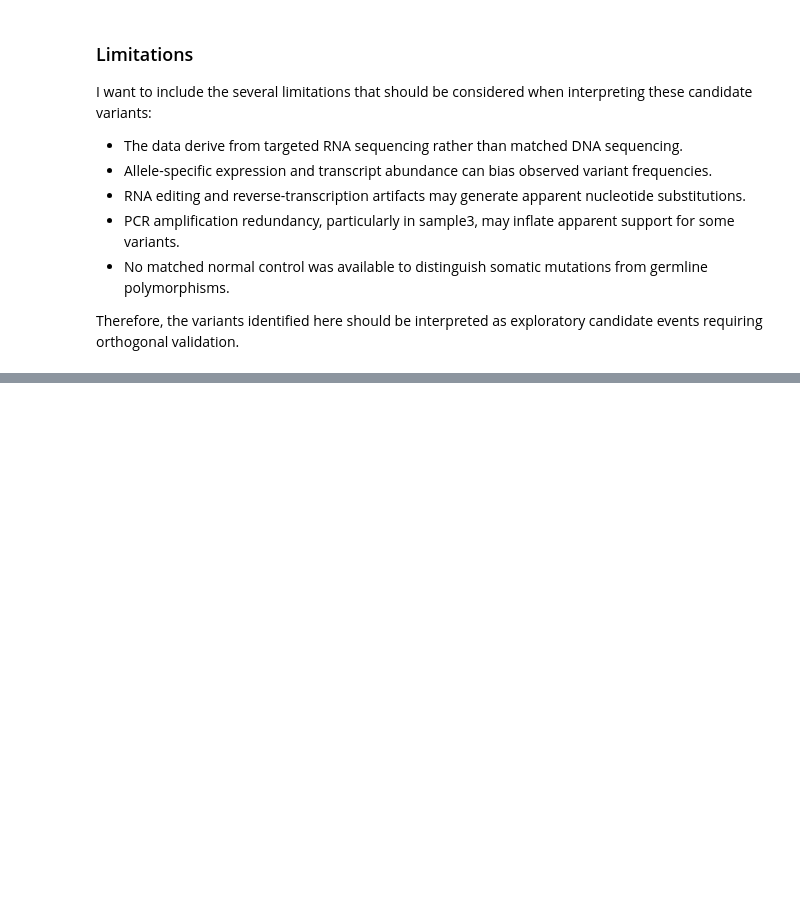
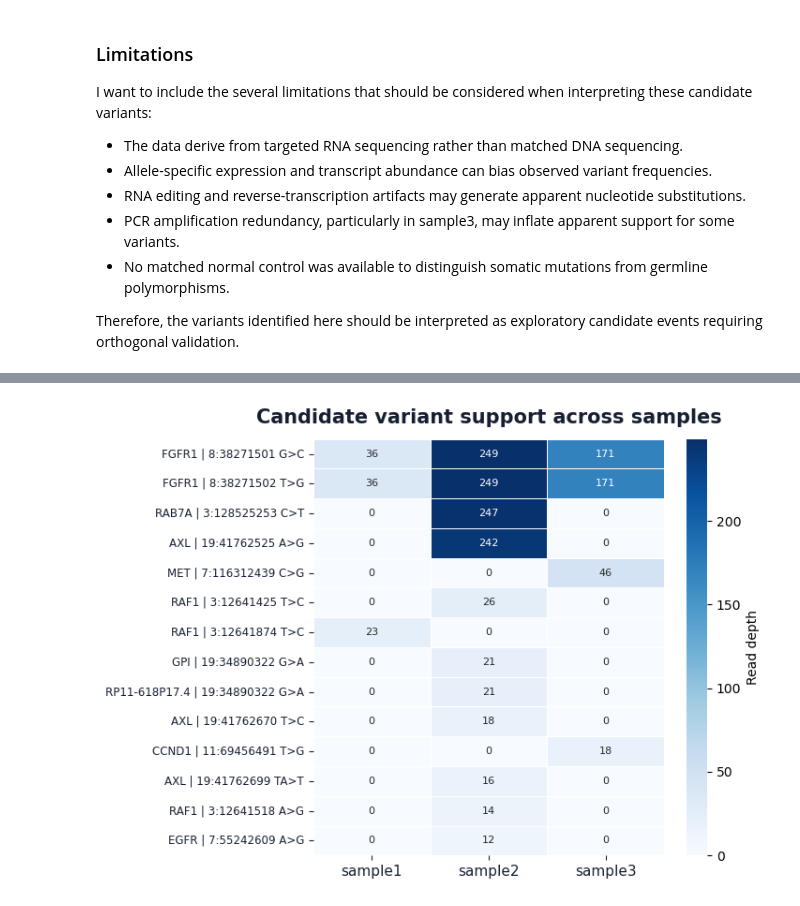
Before and after one commit to jriv724/smallRNA_analysis, a Jupyter notebook: notebooks/03_variant_analysis.ipynb, the cells around one changed output, grey strips where cells are left out. Cells and saved outputs as stored; diff of their text form; code cells hidden in the pictures; blank space fills up the shorter version.

```diff
--- a/notebooks/03_variant_analysis.ipynb
+++ b/notebooks/03_variant_analysis.ipynb
@@ -340,0 +836,89 @@ Therefore, the variants identified here should be interpreted as exploratory can
+# %%
+# ============================================================
+# Report-ready recurrent candidate variant heatmap
+# Shows which candidate variants are present in each sample
+# and how much read depth supports them.
+# ============================================================
+
+plot_df = variant_annot.copy()
+
+# make clean variant labels
+plot_df["variant_id"] = (
+    plot_df["gene_name"].fillna("Unannotated") + " | " +
+    plot_df["chrom"].astype(str) + ":" +
+    plot_df["pos"].astype(str) + " " +
+    plot_df["ref"].astype(str) + ">" +
+    plot_df["alt"].astype(str)
+)
+
+# matrix of max read depth per variant per sample
+heat = (
+    plot_df
+    .pivot_table(
+        index="variant_id",
+        columns="sample",
+        values="depth",
+        aggfunc="max",
+        fill_value=0
+    )
+)
+
+# keep sample order
+sample_order = [s for s in ["sample1", "sample2", "sample3"] if s in heat.columns]
+heat = heat[sample_order]
+
+# order variants by recurrence, then total read support
+heat["n_samples"] = (heat > 0).sum(axis=1)
+heat["total_depth"] = heat[sample_order].sum(axis=1)
+
+heat = heat.sort_values(
+    ["n_samples", "total_depth"],
+    ascending=[False, False]
+)
+
+heat_plot = heat[sample_order]
+
+# optional: only show variants seen in at least 1 sample
+heat_plot = heat_plot.loc[heat_plot.sum(axis=1) > 0]
+
+fig, ax = plt.subplots(
+    figsize=(7.2, max(4.2, 0.38 * heat_plot.shape[0]))
+)
+
+sns.heatmap(
+    heat_plot,
+    cmap="Blues",
+    linewidths=0.7,
+    linecolor="white",
+    cbar_kws={"label": "Read depth"},
+    annot=True,
+    fmt=".0f",
+    annot_kws={"fontsize": 8},
+    ax=ax
+)
+
+ax.set_title(
+    "Candidate variant support across samples",
+    fontsize=15,
+    fontweight="bold",
+    color="#172033",
+    pad=12
+)
+
+ax.set_xlabel("")
+ax.set_ylabel("")
+
+ax.tick_params(axis="x", labelsize=11, rotation=0, colors="#172033")
+ax.tick_params(axis="y", labelsize=8.5, colors="#172033")
+
+plt.tight_layout()
+
+plt.savefig(
+    fig_dir / "variant_support_heatmap_report.png",
+    dpi=450,
+    bbox_inches="tight"
+)
+
+plt.show()
+# %% [output]
+[figure, added]
```
Also changed, not shown: parts of 5 cells of this notebook, 54 other files.
